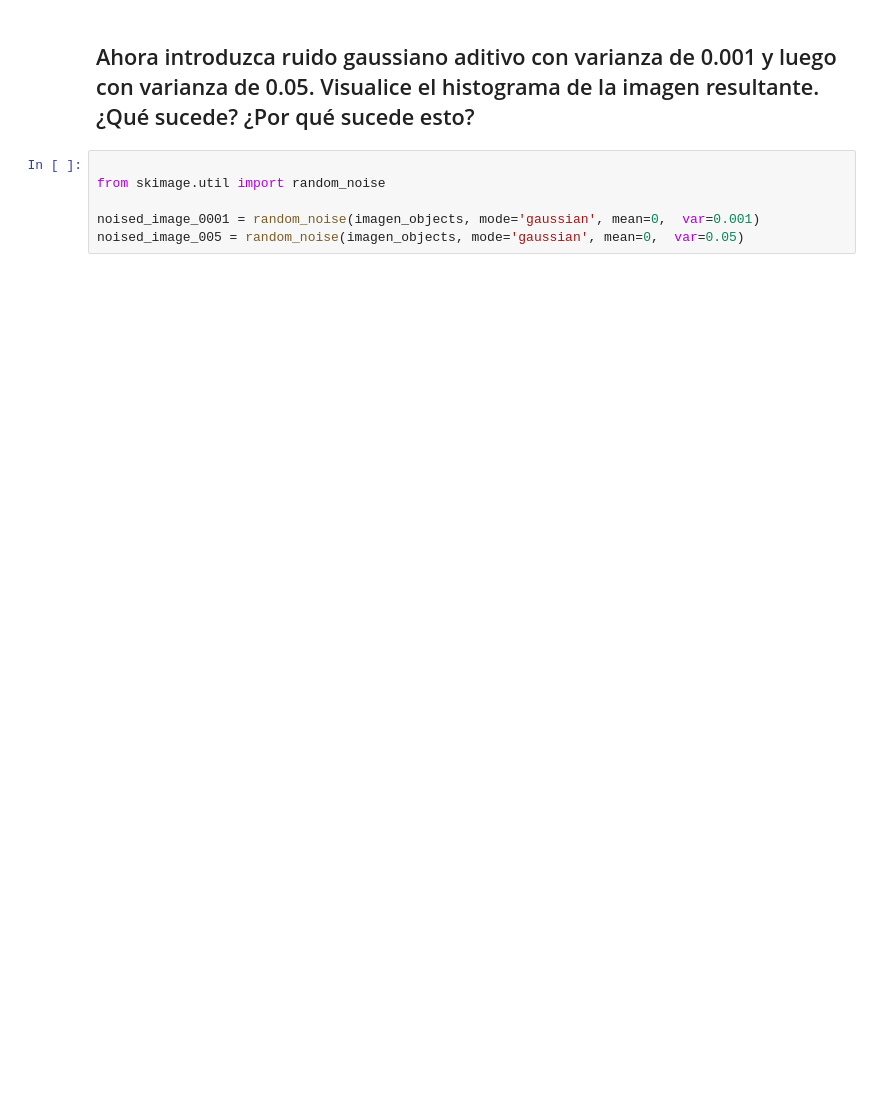
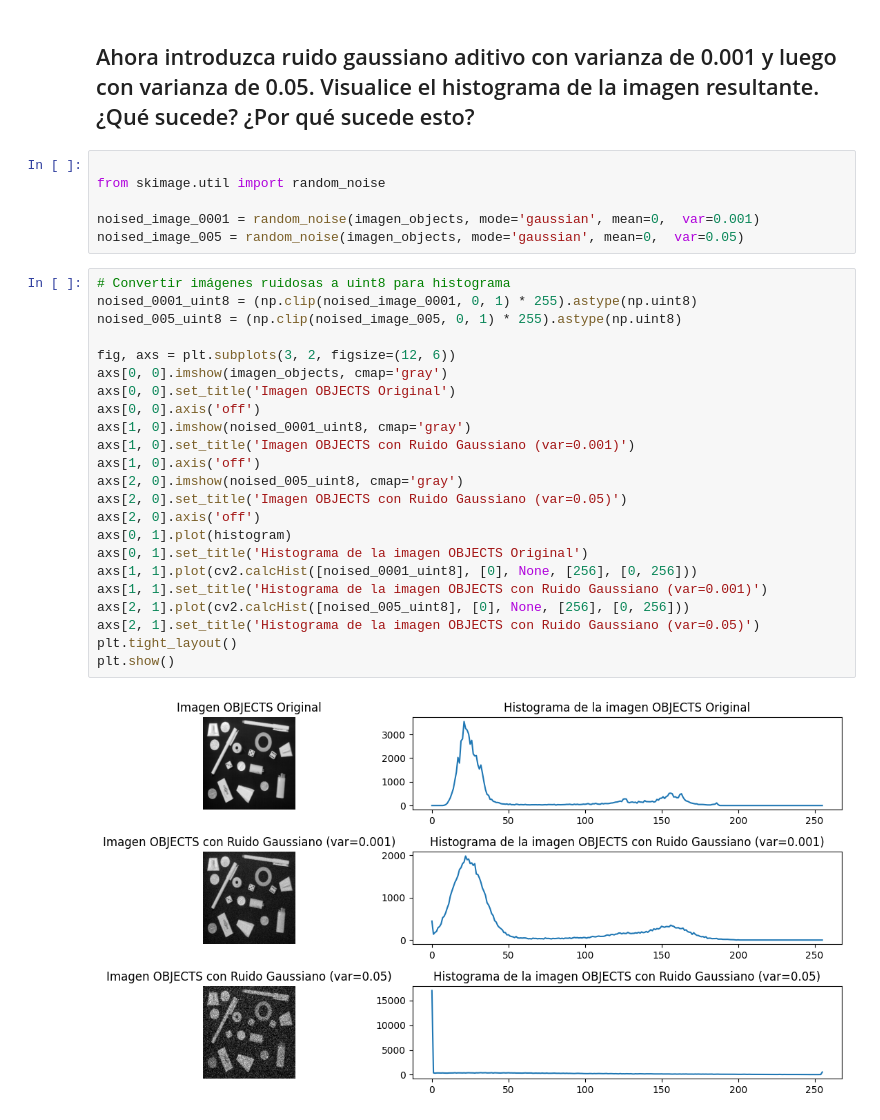
Before and after one commit to santichica/tallleres-cv, a Jupyter notebook: taller3/segmentacion_umbralizacion.ipynb, the cells around one changed output. Drawn from its saved outputs; the diff is of its cells as text; blank space fills up the shorter version.

```diff
--- a/taller3/segmentacion_umbralizacion.ipynb
+++ b/taller3/segmentacion_umbralizacion.ipynb
@@ -74,3 +78,28 @@ from skimage.util import random_noise
 
 noised_image_0001 = random_noise(imagen_objects, mode='gaussian', mean=0,  var=0.001)
 noised_image_005 = random_noise(imagen_objects, mode='gaussian', mean=0,  var=0.05)
+# %%
+# Convertir imágenes ruidosas a uint8 para histograma
+noised_0001_uint8 = (np.clip(noised_image_0001, 0, 1) * 255).astype(np.uint8)
+noised_005_uint8 = (np.clip(noised_image_005, 0, 1) * 255).astype(np.uint8)
+
+fig, axs = plt.subplots(3, 2, figsize=(12, 6))
+axs[0, 0].imshow(imagen_objects, cmap='gray')
+axs[0, 0].set_title('Imagen OBJECTS Original')
+axs[0, 0].axis('off')
+axs[1, 0].imshow(noised_0001_uint8, cmap='gray')
+axs[1, 0].set_title('Imagen OBJECTS con Ruido Gaussiano (var=0.001)')
+axs[1, 0].axis('off')
+axs[2, 0].imshow(noised_005_uint8, cmap='gray')
+axs[2, 0].set_title('Imagen OBJECTS con Ruido Gaussiano (var=0.05)')
+axs[2, 0].axis('off')
+axs[0, 1].plot(histogram)
+axs[0, 1].set_title('Histograma de la imagen OBJECTS Original')
+axs[1, 1].plot(cv2.calcHist([noised_0001_uint8], [0], None, [256], [0, 256]))
+axs[1, 1].set_title('Histograma de la imagen OBJECTS con Ruido Gaussiano (var=0.001)')
+axs[2, 1].plot(cv2.calcHist([noised_005_uint8], [0], None, [256], [0, 256]))
+axs[2, 1].set_title('Histograma de la imagen OBJECTS con Ruido Gaussiano (var=0.05)')
+plt.tight_layout()
+plt.show()
+# %% [output]
+[figure, added]
```
Also changed, not shown: parts of 27 cells of this notebook, 2 other files.
